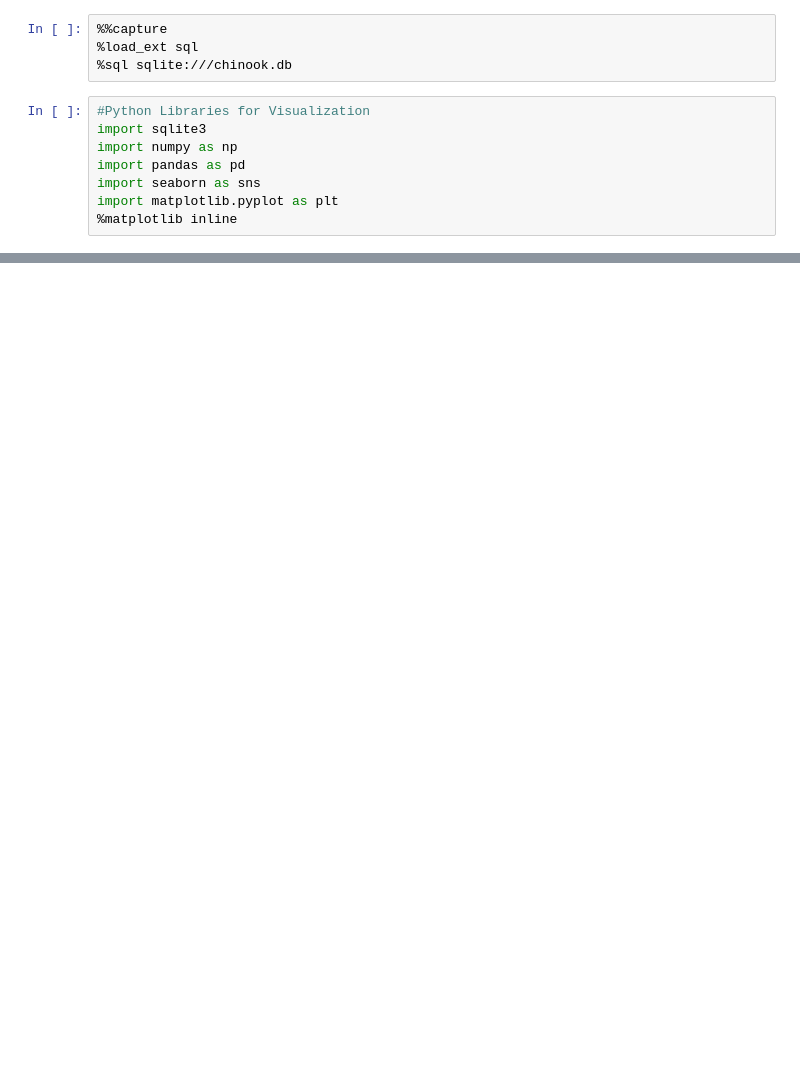
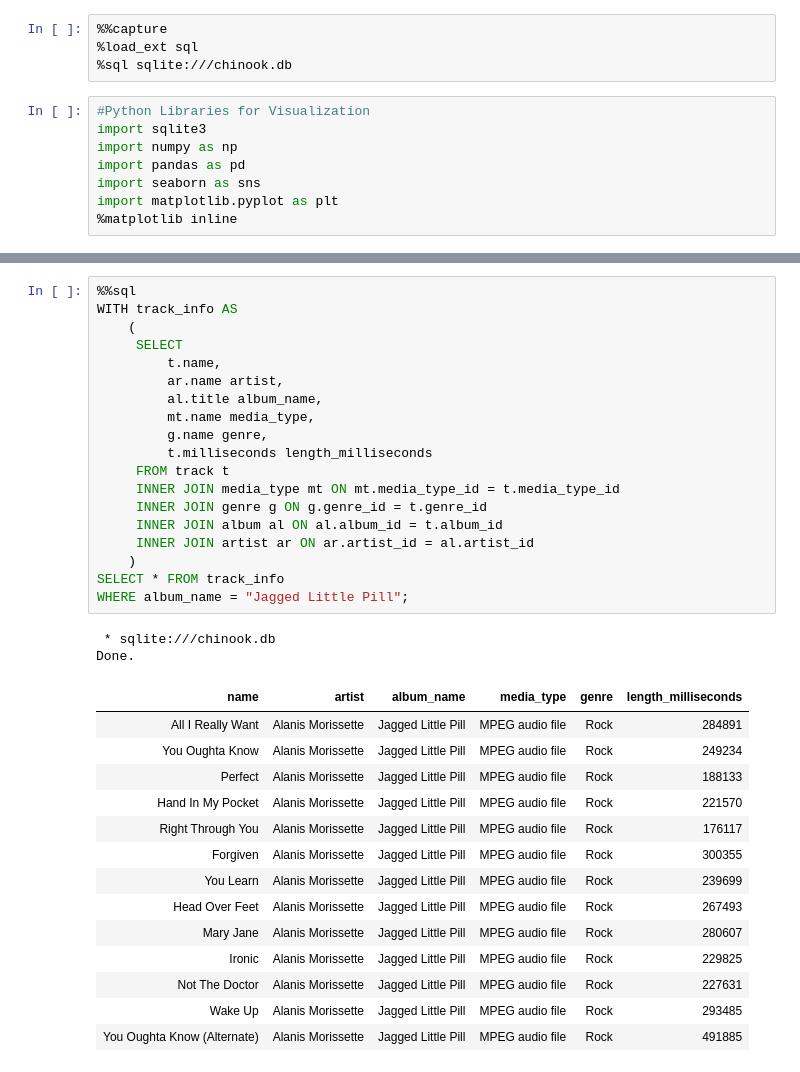
Before and after one commit to rhnyewale/DataQuest, a Jupyter notebook: SQL_chinbook.ipynb, the cells around one changed output, grey strips where cells are left out. Drawn from its saved outputs; the diff is of its cells as text; blank space fills up the shorter version.

```diff
--- a/SQL_chinbook.ipynb
+++ b/SQL_chinbook.ipynb
@@ -36,0 +84,36 @@ Done.
+# %%
+%%sql
+WITH track_info AS
+    (
+     SELECT
+         t.name,
+         ar.name artist,
+         al.title album_name,
+         mt.name media_type,
+         g.name genre,
+         t.milliseconds length_milliseconds
+     FROM track t
+     INNER JOIN media_type mt ON mt.media_type_id = t.media_type_id
+     INNER JOIN genre g ON g.genre_id = t.genre_id
+     INNER JOIN album al ON al.album_id = t.album_id
+     INNER JOIN artist ar ON ar.artist_id = al.artist_id
+    )
+SELECT * FROM track_info
+WHERE album_name = "Jagged Little Pill";
+# %% [output]
+ * sqlite:///chinook.db
+Done.
+| name | artist | album_name | media_type | genre | length_milliseconds |
+| All I Really Want | Alanis Morissette | Jagged Little Pill | MPEG audio file | Rock | 284891 |
+| You Oughta Know | Alanis Morissette | Jagged Little Pill | MPEG audio file | Rock | 249234 |
+| Perfect | Alanis Morissette | Jagged Little Pill | MPEG audio file | Rock | 188133 |
+| Hand In My Pocket | Alanis Morissette | Jagged Little Pill | MPEG audio file | Rock | 221570 |
+| Right Through You | Alanis Morissette | Jagged Little Pill | MPEG audio file | Rock | 176117 |
+| Forgiven | Alanis Morissette | Jagged Little Pill | MPEG audio file | Rock | 300355 |
+| You Learn | Alanis Morissette | Jagged Little Pill | MPEG audio file | Rock | 239699 |
+| Head Over Feet | Alanis Morissette | Jagged Little Pill | MPEG audio file | Rock | 267493 |
+| Mary Jane | Alanis Morissette | Jagged Little Pill | MPEG audio file | Rock | 280607 |
+| Ironic | Alanis Morissette | Jagged Little Pill | MPEG audio file | Rock | 229825 |
+| Not The Doctor | Alanis Morissette | Jagged Little Pill | MPEG audio file | Rock | 227631 |
+| Wake Up | Alanis Morissette | Jagged Little Pill | MPEG audio file | Rock | 293485 |
+| You Oughta Know (Alternate) | Alanis Morissette | Jagged Little Pill | MPEG audio file | Rock | 491885 |
```
Also changed, not shown: parts of 13 cells of this notebook, 2 other files.
